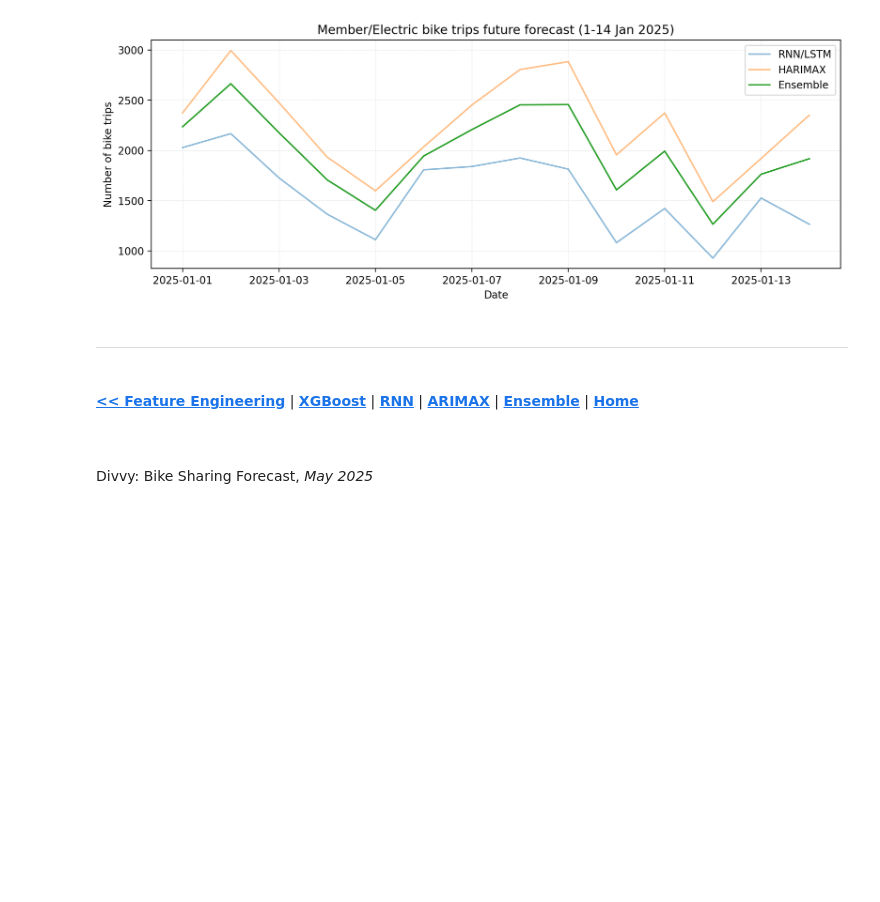
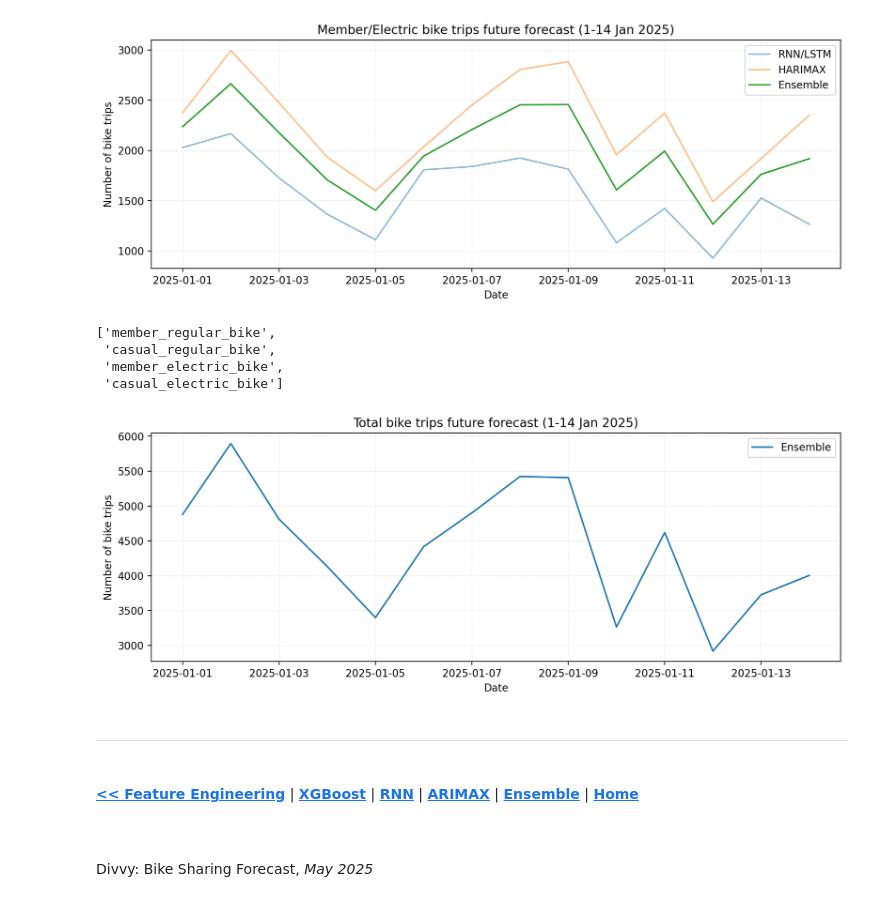
Before and after one commit to daluchkin/divvy_bike_sharing_forecast, a Jupyter notebook: 01_notebooks/06_Divvy_forecasting.ipynb, the cells around one changed output. Drawn from its saved outputs; the diff is of its cells as text; code cells hidden in the pictures; blank space fills up the shorter version.

Commit message:
Update future forecasting

```diff
--- a/01_notebooks/06_Divvy_forecasting.ipynb
+++ b/01_notebooks/06_Divvy_forecasting.ipynb
@@ -965,6 +965,23 @@ me_forecast
 plot_forecast(me_forecast, "Member/Electric bike trips future forecast (1-14 Jan 2025)")
 # %% [output]
 [figure]
+# %%
+# Total Forecast (Bottom-Up)
+ensemble_dump["ensemble"]["total_rides"]["sum"]
+# %% [output]
+['member_regular_bike',
+ 'casual_regular_bike',
+ 'member_electric_bike',
+ 'casual_electric_bike']
+# %%
+bu_total_forecast = cr_forecast["ensemble"] + \
+                     ce_forecast["ensemble"] + \
+                      mr_forecast["ensemble"] + \
+                       me_forecast["ensemble"]
+# %%
+plot_forecast(pd.DataFrame(bu_total_forecast, columns=["ensemble"]), "Total bike trips future forecast (1-14 Jan 2025)")
+# %% [output]
+[figure, added]
 # %% [markdown]
 
 ---
```
